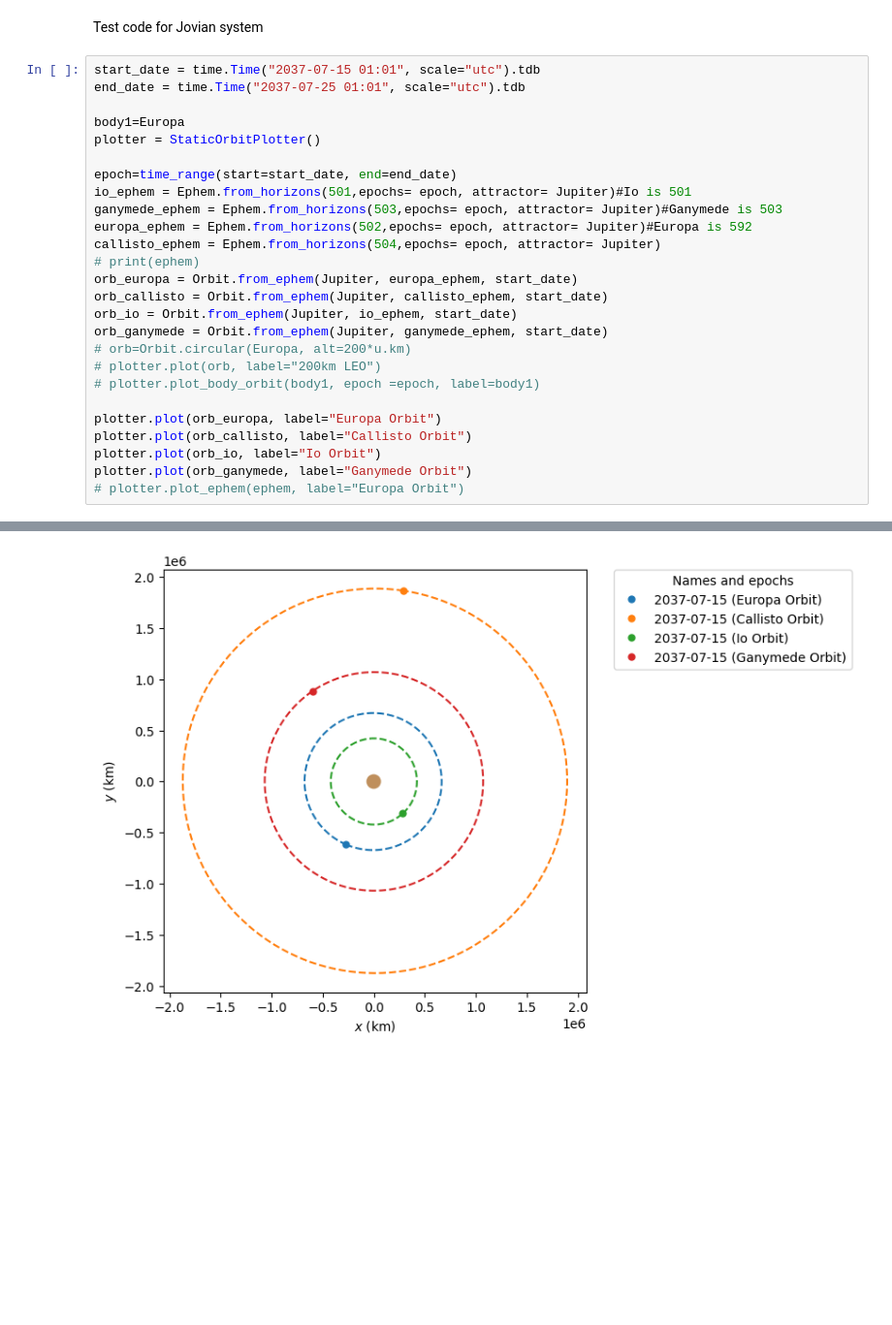
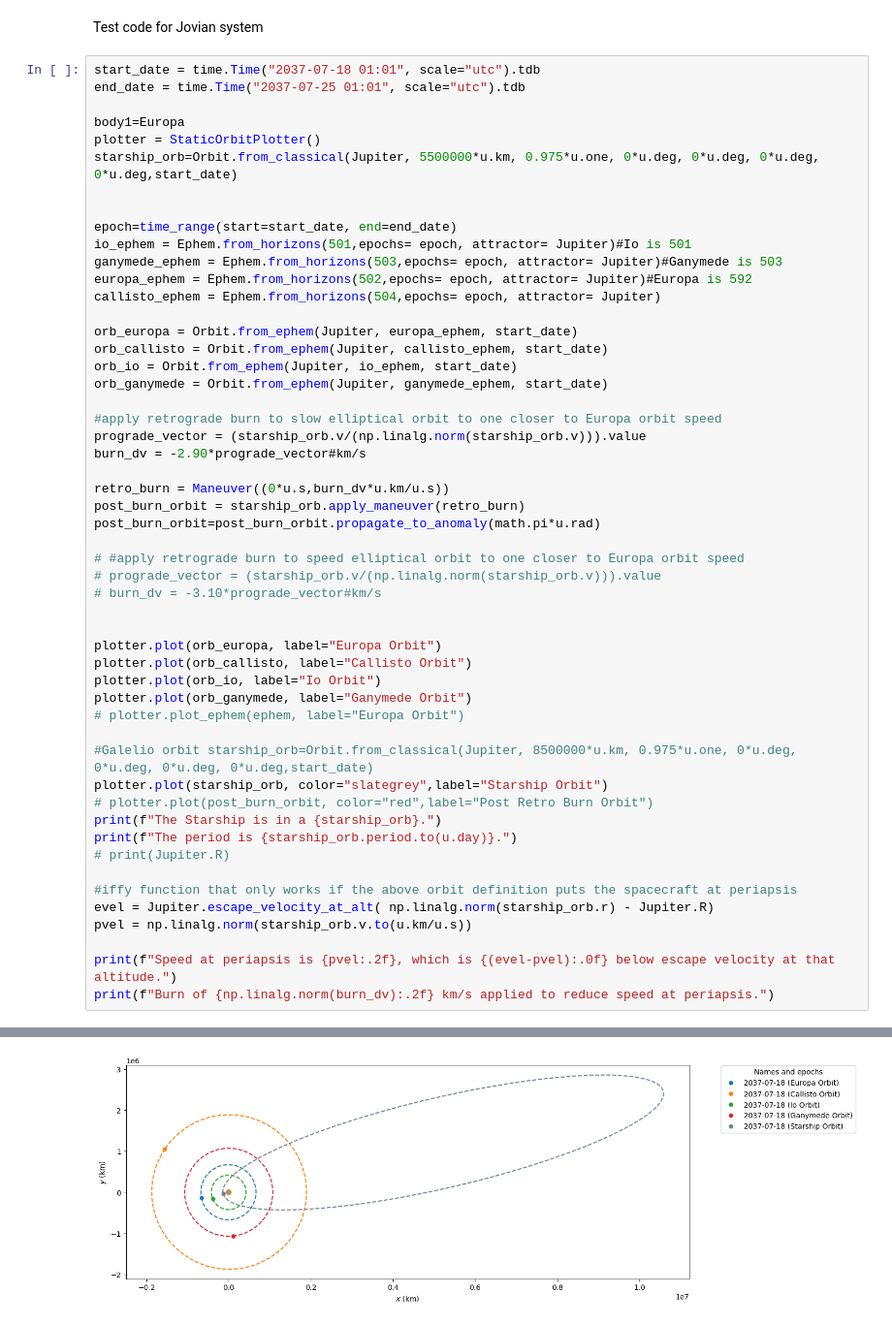
Before and after one commit to jackSN8/orbits.js, a Jupyter notebook: jovian_orbit_testing.ipynb, the cells around one changed output, grey strips where cells are left out. Shown at 97% size. Saved outputs shown, nothing was run; the diff lists cells and outputs as text; blank space fills up the shorter version.

```diff
--- a/jovian_orbit_testing.ipynb
+++ b/jovian_orbit_testing.ipynb
@@ -34,31 +38,57 @@ solar_system_ephemeris.set("jpl")
 # %% [markdown]
 Test code for Jovian system
 # %%
-start_date = time.Time("2037-07-15 01:01", scale="utc").tdb
+start_date = time.Time("2037-07-18 01:01", scale="utc").tdb
 end_date = time.Time("2037-07-25 01:01", scale="utc").tdb
 
 body1=Europa
 plotter = StaticOrbitPlotter()
+starship_orb=Orbit.from_classical(Jupiter, 5500000*u.km, 0.975*u.one, 0*u.deg, 0*u.deg, 0*u.deg, 0*u.deg,start_date)
+
 
 epoch=time_range(start=start_date, end=end_date)
 io_ephem = Ephem.from_horizons(501,epochs= epoch, attractor= Jupiter)#Io is 501
 ganymede_ephem = Ephem.from_horizons(503,epochs= epoch, attractor= Jupiter)#Ganymede is 503
 europa_ephem = Ephem.from_horizons(502,epochs= epoch, attractor= Jupiter)#Europa is 592
 callisto_ephem = Ephem.from_horizons(504,epochs= epoch, attractor= Jupiter)
-# print(ephem)
+
 orb_europa = Orbit.from_ephem(Jupiter, europa_ephem, start_date)
 orb_callisto = Orbit.from_ephem(Jupiter, callisto_ephem, start_date)
 orb_io = Orbit.from_ephem(Jupiter, io_ephem, start_date)
 orb_ganymede = Orbit.from_ephem(Jupiter, ganymede_ephem, start_date)
-# orb=Orbit.circular(Europa, alt=200*u.km)
-# plotter.plot(orb, label="200km LEO")
-# plotter.plot_body_orbit(body1, epoch =epoch, label=body1)
+
+#apply retrograde burn to slow elliptical orbit to one closer to Europa orbit speed
+prograde_vector = (starship_orb.v/(np.linalg.norm(starship_orb.v))).value
+burn_dv = -2.90*prograde_vector#km/s
+
+retro_burn = Maneuver((0*u.s,burn_dv*u.km/u.s))
+post_burn_orbit = starship_orb.apply_maneuver(retro_burn)
+post_burn_orbit=post_burn_orbit.propagate_to_anomaly(math.pi*u.rad)
+
+# #apply retrograde burn to speed elliptical orbit to one closer to Europa orbit speed
+# prograde_vector = (starship_orb.v/(np.linalg.norm(starship_orb.v))).value
+# burn_dv = -3.10*prograde_vector#km/s
+
 
 plotter.plot(orb_europa, label="Europa Orbit")
 plotter.plot(orb_callisto, label="Callisto Orbit")
 plotter.plot(orb_io, label="Io Orbit")
 plotter.plot(orb_ganymede, label="Ganymede Orbit")
 # plotter.plot_ephem(ephem, label="Europa Orbit")
+
+#Galelio orbit starship_orb=Orbit.from_classical(Jupiter, 8500000*u.km, 0.975*u.one, 0*u.deg, 0*u.deg, 0*u.deg, 0*u.deg,start_date)
+plotter.plot(starship_orb, color="slategrey",label="Starship Orbit")
+# plotter.plot(post_burn_orbit, color="red",label="Post Retro Burn Orbit")
+print(f"The Starship is in a {starship_orb}.")
+print(f"The period is {starship_orb.period.to(u.day)}.")
+# print(Jupiter.R)
+
+#iffy function that only works if the above orbit definition puts the spacecraft at periapsis
+evel = Jupiter.escape_velocity_at_alt( np.linalg.norm(starship_orb.r) - Jupiter.R)
+pvel = np.linalg.norm(starship_orb.v.to(u.km/u.s))
+
+print(f"Speed at periapsis is {pvel:.2f}, which is {(evel-pvel):.0f} below escape velocity at that altitude.")
+print(f"Burn of {np.linalg.norm(burn_dv):.2f} km/s applied to reduce speed at periapsis.")
 # %% [output]
 ERFA function "dtf2d" yielded 1 of "dubious year (Note 6)"
 
@@ -72,2 +104,2 @@ ERFA function "taiutc" yielded 1 of "dubious year (Note 4)"
-[figure, old version]
+[figure, new version]
 # %%
```
Also changed, not shown: parts of 9 cells of this notebook, 4 other files.
